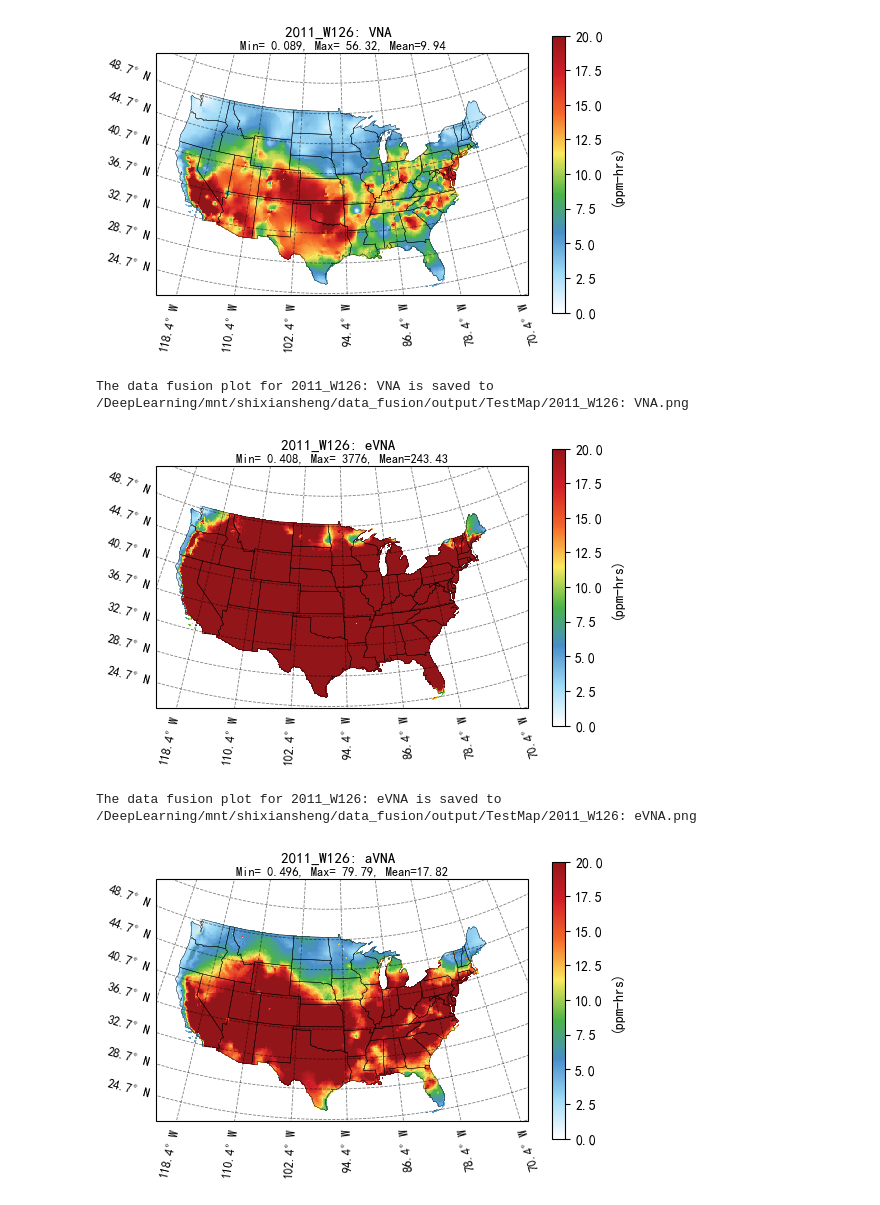
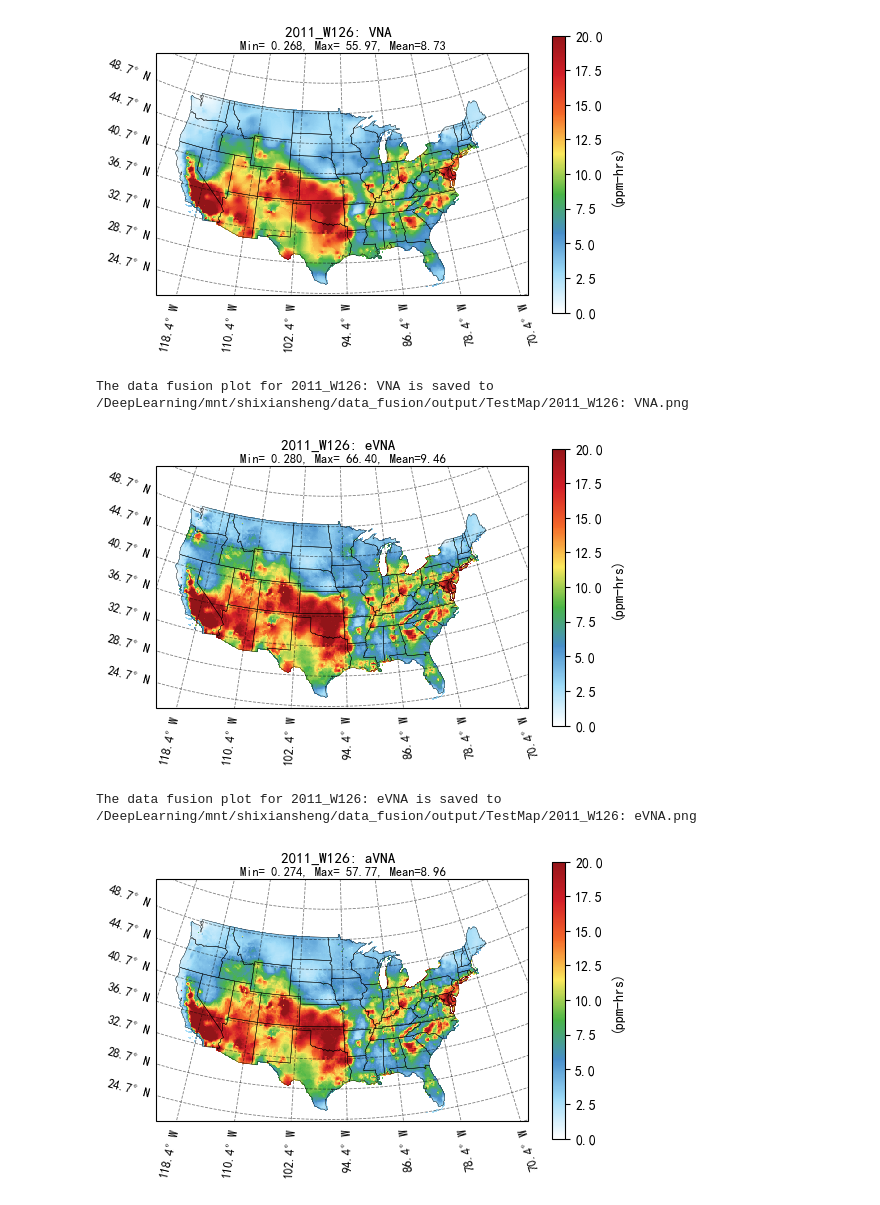
Before and after one commit to YuanTouMaoDie/O3MAT, a Jupyter notebook: Map_OHTER.ipynb, the cells around one changed output. Cells and saved outputs as stored; diff of their text form; code cells hidden in the pictures.

```diff
--- a/Map_OHTER.ipynb
+++ b/Map_OHTER.ipynb
@@ -148,7 +148,7 @@ def plot_us_map(
 
 if __name__ == "__main__":
     model_file = r"/backupdata/data_EPA/EQUATES/EQUATES_data/HR2DAY_LST_ACONC_v532_cb6r3_ae7_aq_WR413_MYR_STAGE_2011_12US1_2011.nc"
-    file_list = ["/DeepLearning/mnt/shixiansheng/data_fusion/output/W126/2011_W126_ST_AtF.csv"]
+    file_list = ["/DeepLearning/mnt/shixiansheng/data_fusion/output/2011_Data_WithoutCV/2011_W126_ST_Limit.csv"]
 
     #special metrics
     # key_periods = ['DJF']
@@ -192,9 +192,9 @@ Directory already exists: /DeepLearning/mnt/shixiansheng/data_fusion/output/Test
 The data fusion plot for 2011_W126: EQUATES is saved to /DeepLearning/mnt/shixiansheng/data_fusion/output/TestMap/2011_W126: EQUATES.png
-[figure, old version]
+[figure, new version]
 The data fusion plot for 2011_W126: VNA is saved to /DeepLearning/mnt/shixiansheng/data_fusion/output/TestMap/2011_W126: VNA.png
-[figure, old version]
+[figure, new version]
 The data fusion plot for 2011_W126: eVNA is saved to /DeepLearning/mnt/shixiansheng/data_fusion/output/TestMap/2011_W126: eVNA.png
-[figure, old version]
+[figure, new version]
 The data fusion plot for 2011_W126: aVNA is saved to /DeepLearning/mnt/shixiansheng/data_fusion/output/TestMap/2011_W126: aVNA.png
 Variable ds_ozone not found in data for period W126. Skipping...
 Variable harvard_ml not found in data for period W126. Skipping...
```
Also changed, not shown: parts of 1 cell of this notebook, 34 other files.
